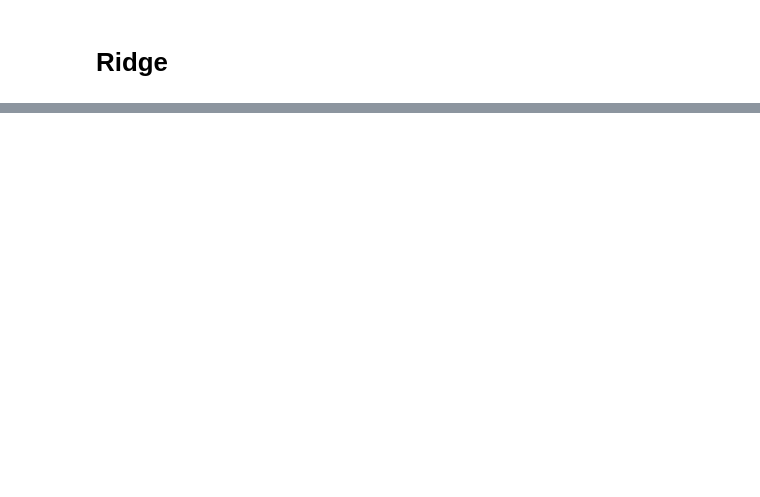
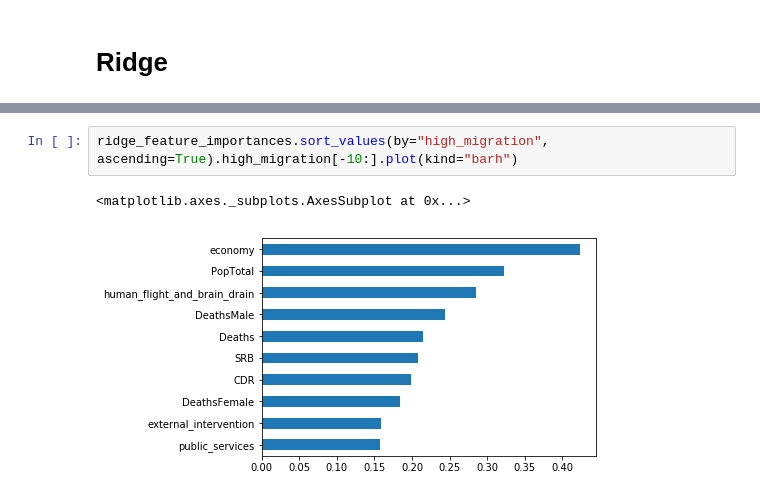
Before and after one commit to oStritze/dopp3, a Jupyter notebook: src/predict_high_migration.ipynb, the cells around one changed output, grey strips where cells are left out. Saved outputs shown, nothing was run; the diff lists cells and outputs as text; blank space fills up the shorter version.

```diff
--- a/src/predict_high_migration.ipynb
+++ b/src/predict_high_migration.ipynb
@@ -193,0 +199,5 @@ ridge_feature_importances.sort_values(by="high_migration", ascending=False)
+# %%
+ridge_feature_importances.sort_values(by="high_migration", ascending=True).high_migration[-10:].plot(kind="barh")
+# %% [output]
+<matplotlib.axes._subplots.AxesSubplot at 0x...>
+[figure, added]
```
Also changed, not shown: parts of 13 cells of this notebook, 1 other file.
